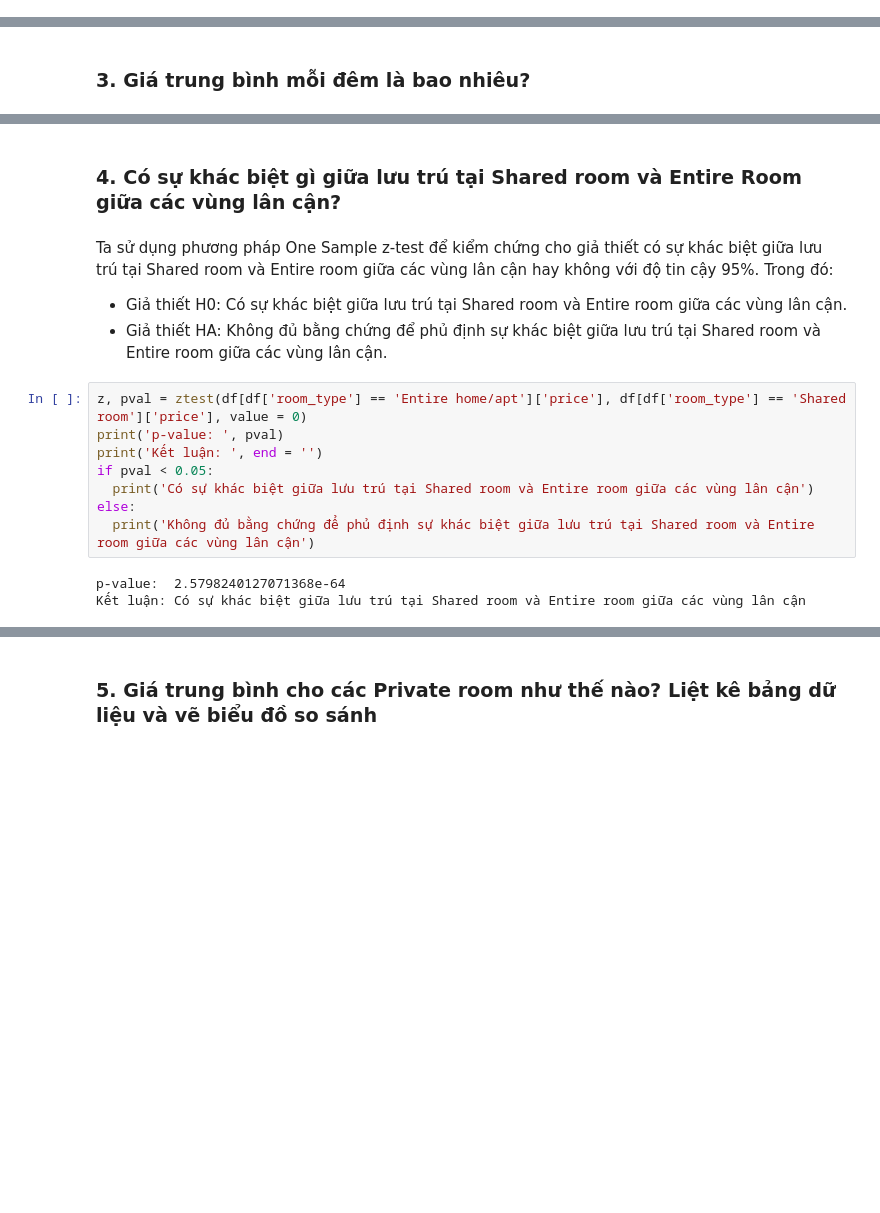
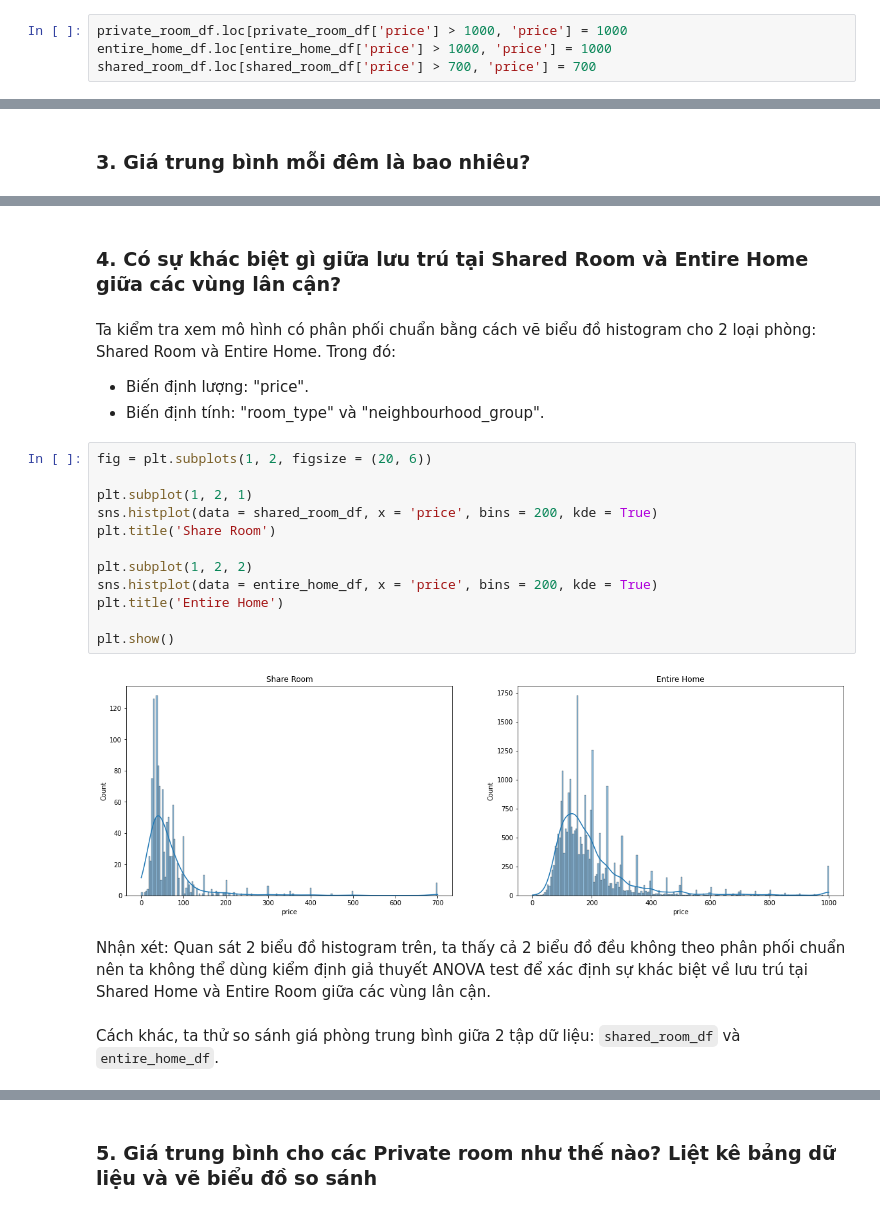
Before and after one commit to vt-khang/PTDLUD, a Jupyter notebook: DATH#1_PTDLUD#6.ipynb, the cells around one changed output, grey strips where cells are left out. Saved outputs shown, nothing was run; the diff lists cells and outputs as text; blank space fills up the shorter version.

```diff
--- a/DATH#1_PTDLUD#6.ipynb
+++ b/DATH#1_PTDLUD#6.ipynb
@@ -224,3 +286,7 @@ Nhận xét: Quan sát biểu đồ trên, ta thấy dữ liệu của cột "pr
+# %%
+private_room_df.loc[private_room_df['price'] > 1000, 'price'] = 1000
+entire_home_df.loc[entire_home_df['price'] > 1000, 'price'] = 1000
+shared_room_df.loc[shared_room_df['price'] > 700, 'price'] = 700
 # %% [markdown]
 # Visualize dữ liệu dạng bảng hoặc đồ thị
 # %% [markdown]
@@ -297,17 +367,24 @@ df['price'].mean().round(2)
 # %% [markdown]
-### 4. Có sự khác biệt gì giữa lưu trú tại Shared room và Entire Room giữa các vùng lân cận?
+### 4. Có sự khác biệt gì giữa lưu trú tại Shared Room và Entire Home giữa các vùng lân cận?
-# %% [markdown]
-Ta sử dụng phương pháp One Sample z-test để kiểm chứng cho giả thiết có sự khác biệt giữa lưu trú tại Shared room và Entire room giữa các vùng lân cận hay không với độ tin cậy 95%. Trong đó:
-- Giả thiết H0: Có sự khác biệt giữa lưu trú tại Shared room và Entire room giữa các vùng lân cận.
-- Giả thiết HA: Không đủ bằng chứng để phủ định sự khác biệt giữa lưu trú tại Shared room và Entire room giữa các vùng lân cận.
-# %%
-z, pval = ztest(df[df['room_type'] == 'Entire home/apt']['price'], df[df['room_type'] == 'Shared room']['price'], value = 0)
-print('p-value: ', pval)
-print('Kết luận: ', end = '')
-if pval < 0.05:
-  print('Có sự khác biệt giữa lưu trú tại Shared room và Entire room giữa các vùng lân cận')
-else:
-  print('Không đủ bằng chứng để phủ định sự khác biệt giữa lưu trú tại Shared room và Entire room giữa các vùng lân cận')
-# %% [output]
-p-value:  2.5798240127071368e-64
-Kết luận: Có sự khác biệt giữa lưu trú tại Shared room và Entire room giữa các vùng lân cận
+# %% [markdown]
+Ta kiểm tra xem mô hình có phân phối chuẩn bằng cách vẽ biểu đồ histogram cho 2 loại phòng: Shared Room và Entire Home. Trong đó:
+- Biến định lượng: "price".
+- Biến định tính: "room_type" và "neighbourhood_group".
+# %%
+fig = plt.subplots(1, 2, figsize = (20, 6))
+
+plt.subplot(1, 2, 1)
+sns.histplot(data = shared_room_df, x = 'price', bins = 200, kde = True)
+plt.title('Share Room')
+
+plt.subplot(1, 2, 2)
+sns.histplot(data = entire_home_df, x = 'price', bins = 200, kde = True)
+plt.title('Entire Home')
+
+plt.show()
+# %% [output]
+[figure, added]
+# %% [markdown]
+Nhận xét: Quan sát 2 biểu đồ histogram trên, ta thấy cả 2 biểu đồ đều không theo phân phối chuẩn nên ta không thể dùng kiểm định giả thuyết ANOVA test để xác định sự khác biệt về lưu trú tại Shared Home và Entire Room giữa các vùng lân cận.
+# %% [markdown]
+Cách khác, ta thử so sánh giá phòng trung bình giữa 2 tập dữ liệu: `shared_room_df` và `entire_home_df`.
```
Also changed, not shown: parts of 44 cells of this notebook.
